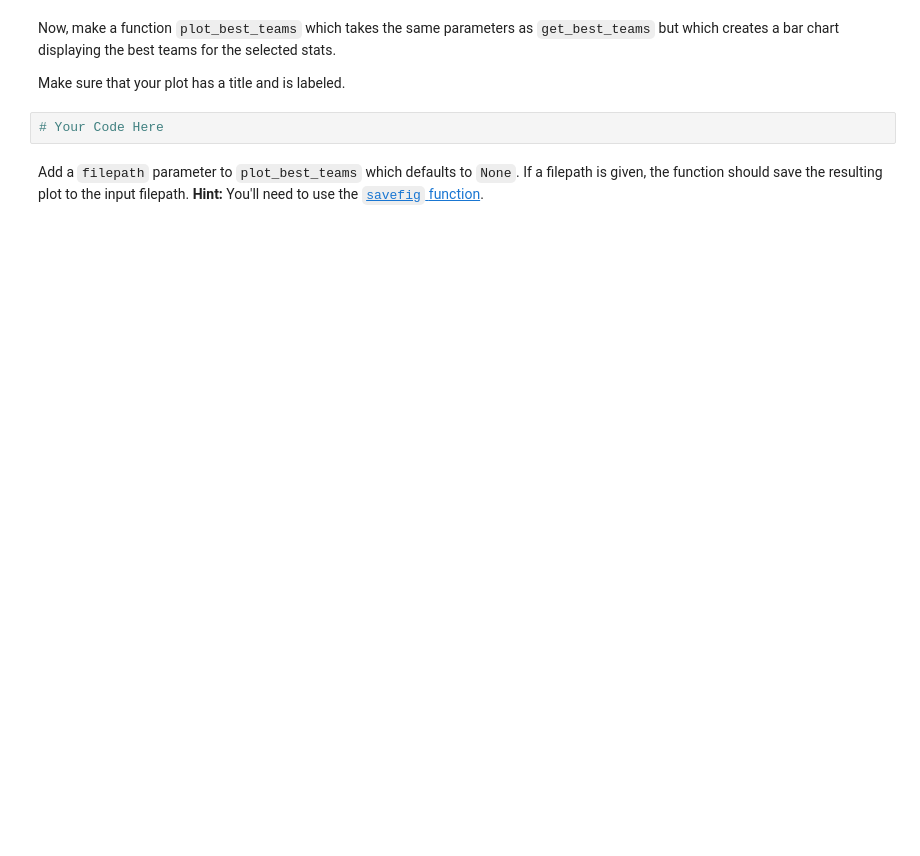
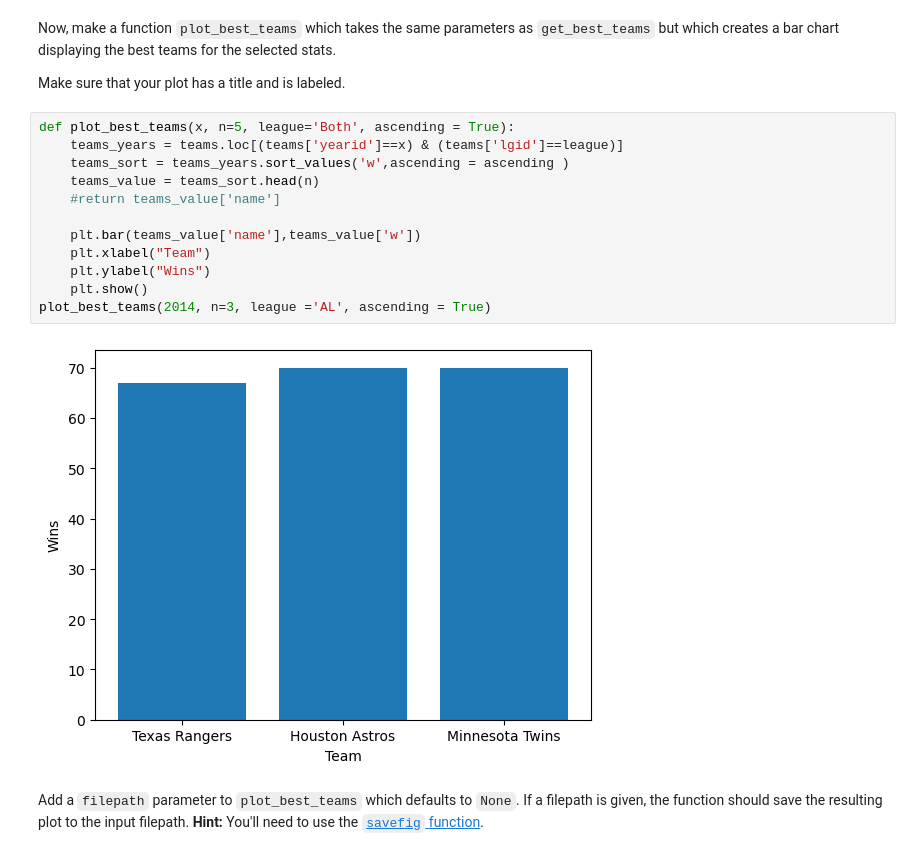
Before and after one commit to NSS-Data-Analytics-Cohort-10/loops-and-functions-HTMIV, a Jupyter notebook: notebooks/Loops_and_Functions_Practice_DA10.ipynb, the cells around one changed output. Drawn from its saved outputs; the diff is of its cells as text; blank space fills up the shorter version.

```diff
--- a/notebooks/Loops_and_Functions_Practice_DA10.ipynb
+++ b/notebooks/Loops_and_Functions_Practice_DA10.ipynb
@@ -258,7 +270,19 @@ Now, make a function `plot_best_teams` which takes the same parameters as `get_b
 
 Make sure that your plot has a title and is labeled.
 # %%
-# Your Code Here
+def plot_best_teams(x, n=5, league='Both', ascending = True):
+    teams_years = teams.loc[(teams['yearid']==x) & (teams['lgid']==league)]
+    teams_sort = teams_years.sort_values('w',ascending = ascending )
+    teams_value = teams_sort.head(n)
+    #return teams_value['name']
+
+    plt.bar(teams_value['name'],teams_value['w'])
+    plt.xlabel("Team")
+    plt.ylabel("Wins")
+    plt.show()
+plot_best_teams(2014, n=3, league ='AL', ascending = True)
+# %% [output]
+[figure, added]
 # %% [markdown]
 Add a `filepath` parameter to `plot_best_teams` which defaults to `None`. If a filepath is given, the function should save the resulting plot to the input filepath. **Hint:** You'll need to use the [`savefig` function](https://matplotlib.org/stable/api/_as_gen/matplotlib.pyplot.savefig.html).
 # %%
```
Also changed, not shown: parts of 2 cells of this notebook, 2 other files.
